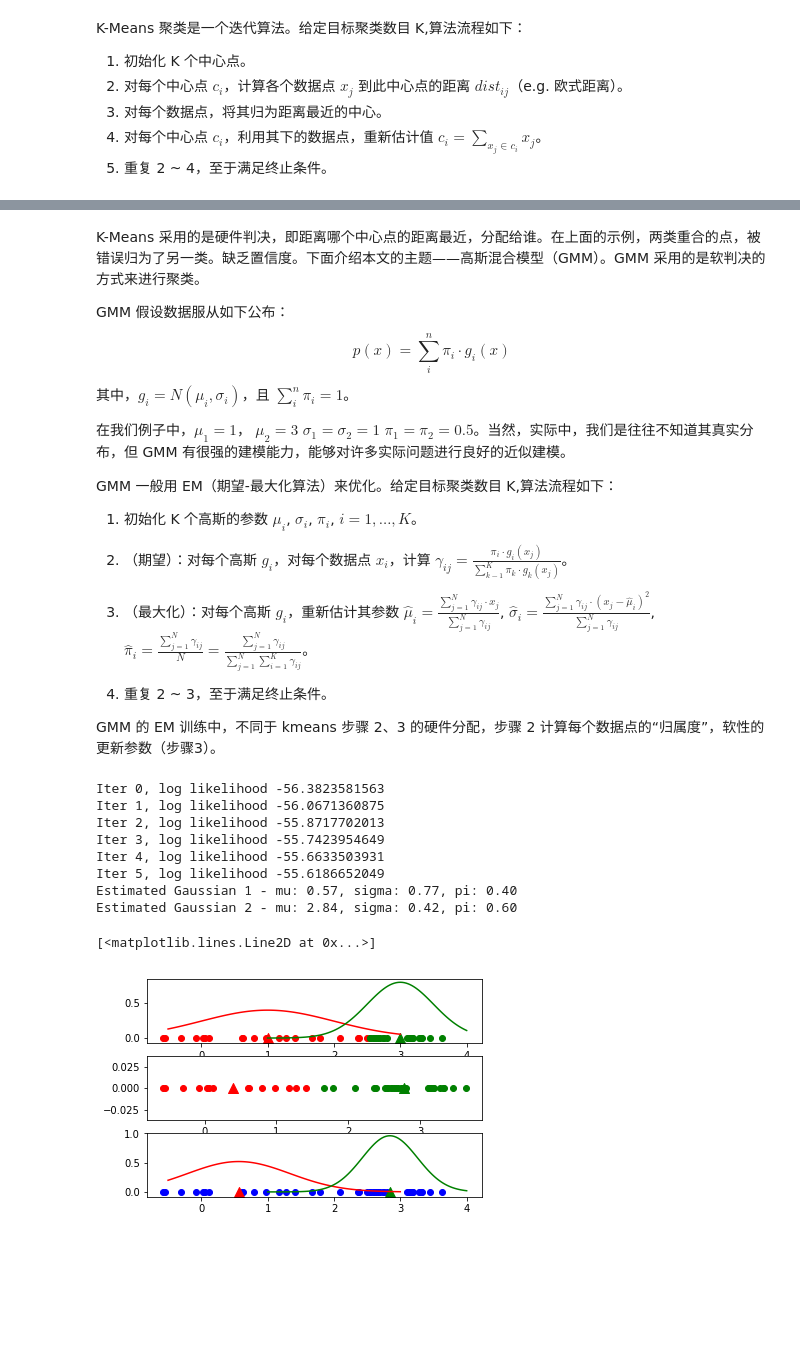
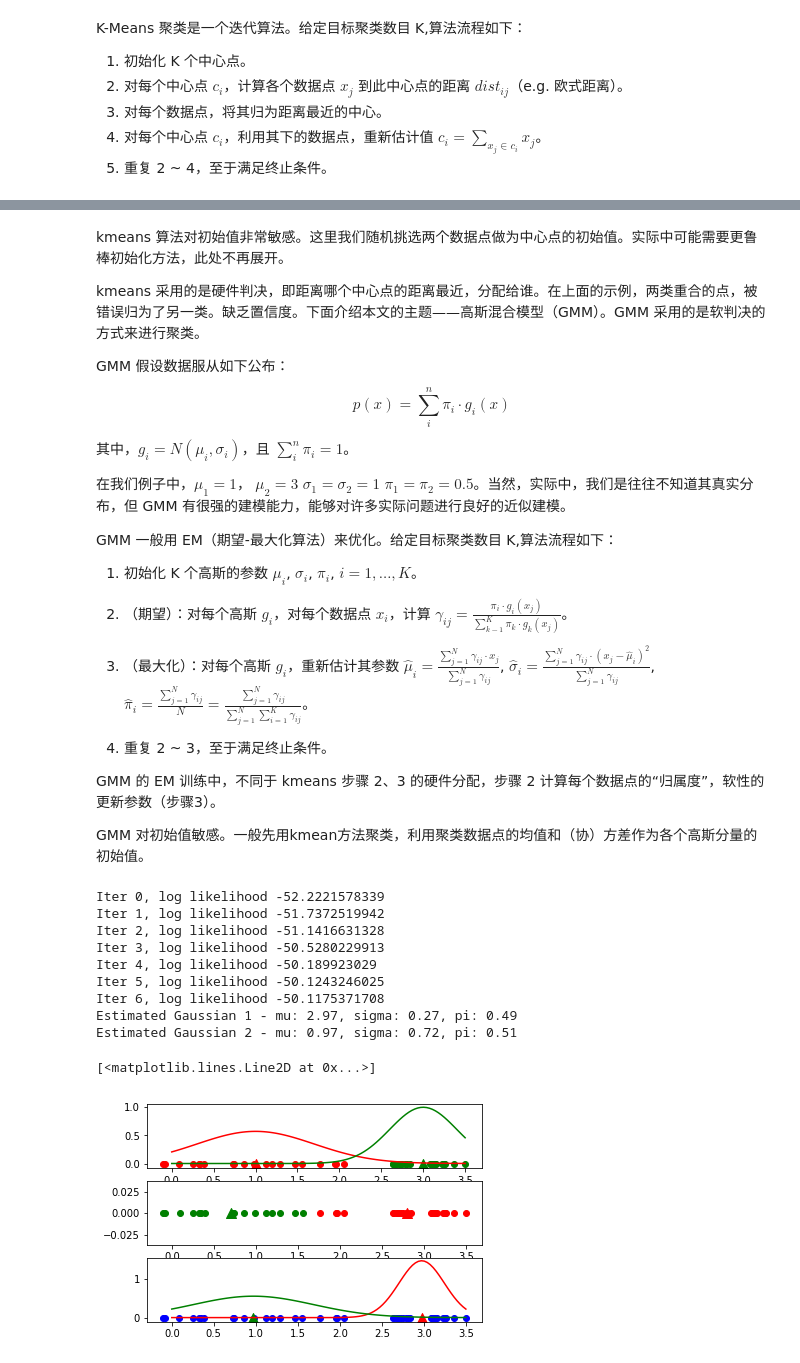
Before and after one commit to DingKe/ml-tutorial, a Jupyter notebook: GMM-EM.ipynb, the cells around one changed output, grey strips where cells are left out. Cells and saved outputs as stored; diff of their text form; code cells hidden in the pictures; blank space fills up the shorter version.

Commit message:
update initialization

```diff
--- a/GMM-EM.ipynb
+++ b/GMM-EM.ipynb
@@ -12,7 +12,7 @@ import matplotlib.pyplot as plt
 np.random.seed(1111)
 
 mu1, mu2 = 1, 3
-sigma1, sigma2 = 1, 0.5
+sigma1, sigma2 = 0.7, 0.4
 num1, num2 = 20, 20
 
 data1 = np.random.randn(num1) * sigma1 + mu1
@@ -52,9 +52,8 @@ K-Means 聚类是一个迭代算法。给定目标聚类数目 K,算法流程如
 5. 重复 2 ~ 4，至于满足终止条件。
 # %%
 def kmeans(x, nb_class=2, max_iter=10, verbose=False):
-    # initi centers, step 1
-    min_val, max_val = x[0], x[1]
-    means = np.linspace(min_val, max_val, nb_class + 2)[1:-1]
+    # random initiailize centers, step 1
+    means = x[np.random.choice(range(len(x)), nb_class, replace=False)]
 
     dist = np.zeros([nb_class, len(x)])
     for i in range(max_iter):
@@ -76,8 +75,11 @@ def kmeans(x, nb_class=2, max_iter=10, verbose=False):
         if verbose:
             print("Iter {}, total dist {}".format(i, total_dist))
 
+    for j in range(nb_class):
+            for k, point in enumerate(x):
+                dist[j][k] = (means[j] - point) ** 2
+    min_idx = np.argmin(dist, 0)
     clusters = []
-    min_idx = np.argmin(dist, 0)
     for i in range(nb_class):
         ele = [x[k] for k, idx in enumerate(min_idx) if idx == i]
         clusters.append(np.asarray(ele))
@@ -121,5 +123,7 @@ Estimated Center 2 - val: 2.77
 # %% [markdown]
-K-Means 采用的是硬件判决，即距离哪个中心点的距离最近，分配给谁。在上面的示例，两类重合的点，被错误归为了另一类。缺乏置信度。下面介绍本文的主题——高斯混合模型（GMM）。GMM 采用的是软判决的方式来进行聚类。
+kmeans 算法对初始值非常敏感。这里我们随机挑选两个数据点做为中心点的初始值。实际中可能需要更鲁棒初始化方法，此处不再展开。
+
+kmeans 采用的是硬件判决，即距离哪个中心点的距离最近，分配给谁。在上面的示例，两类重合的点，被错误归为了另一类。缺乏置信度。下面介绍本文的主题——高斯混合模型（GMM）。GMM 采用的是软判决的方式来进行聚类。
 
 GMM 假设数据服从如下公布：
 $$
@@ -140,21 +144,24 @@ GMM 一般用 EM（期望-最大化算法）来优化。给定目标聚类数目
 4. 重复 2 ~ 3，至于满足终止条件。
 
 GMM 的 EM 训练中，不同于 kmeans 步骤 2、3 的硬件分配，步骤 2 计算每个数据点的“归属度”，软性的更新参数（步骤3）。
+
+GMM 对初始值敏感。一般先用kmean方法聚类，利用聚类数据点的均值和（协）方差作为各个高斯分量的初始值。
 # %%
 def norm_dist(x, mu, sigma):
     return np.exp(-(x - mu) ** 2 / 2 / sigma ** 2) / ((2 * np.pi) ** 0.5 * sigma)
 
 
 def gmm(x, nb_class=2, max_iter=100, threshold=1):
-    min_val, max_val = min(x), max(x)
-    mus, _ = kmeans(x, 2)
-    sigmas = np.ones(nb_class) * .1
-    pis = np.ones(nb_class) / nb_class  # flat prior
+    # initialize using kmeans clustering
+    mus, clusters = kmeans(x, 2)
+    sigmas = np.zeros(nb_class)
+    for i in range(nb_class):
+        sigmas[i] = np.std(clusters[i])
+    pis = np.asarray([len(cluster) / float(len(x)) for cluster in clusters])
 
     gammas = np.zeros([nb_class, len(x)])
     cur_lld = -np.float('inf')
     for i in range(max_iter):
-
         # calculate probability， step 2
         for j in range(nb_class):
             for k, point in enumerate(x):
@@ -164,7 +171,6 @@ def gmm(x, nb_class=2, max_iter=100, threshold=1):
         # update estimation, step 3
         for j in range(nb_class):
             total, total_squared, norm_factor = 0, 0, 0
-
             # mu
             for k in range(len(x)):
                 total += x[k] * gammas[j][k]
@@ -204,44 +210,45 @@ plot(data2, c='g')
 plt.scatter(mu2, 0, c='g', s=100, marker='^')
 
 
-x1 = np.linspace(-0.5, 3, 100)
+x1 = np.linspace(0, 3.5, 100)
 plt.plot(x1, norm_dist(x1, mu1, sigma1), c='r')
-x2 = np.linspace(1, 4, 100)
+x2 = np.linspace(0, 3.5, 100)
 plt.plot(x2, norm_dist(x2, mu2, sigma2), c='g')
 
 # k-mean clusters
 centers, clusters = kmeans(data)
 plt.subplot(3, 1, 2)
 plot(clusters[0], c='r')
 plt.scatter(centers[0], 0, c='r', s=100, marker='^')
 
 plot(clusters[1], c='g')
 plt.scatter(centers[1], 0, c='g', s=100, marker='^')
 
 
 # gmm
 mus, sigmas, pis = gmm(data, threshold=0.05)
 print('Estimated Gaussian 1 - mu: {:.2f}, sigma: {:.2f}, pi: {:.2f}'.format(mus[0], sigmas[0], pis[0]))
 print('Estimated Gaussian 2 - mu: {:.2f}, sigma: {:.2f}, pi: {:.2f}'.format(mus[1], sigmas[1], pis[1]))
 
 
 plt.subplot(3, 1, 3)
 plot(data, c='b')
 plt.scatter(mus[0], 0, c='r', s=100, marker='^')
 plt.scatter(mus[1], 0, c='g', s=100, marker='^')
 
-x1 = np.linspace(-0.5, 3, 100)
+x1 = np.linspace(0, 3.5, 100)
 plt.plot(x1, norm_dist(x1, mus[0], sigmas[0]), c='r')
-x2 = np.linspace(1, 4, 100)
+x2 = np.linspace(0, 3.5, 100)
 plt.plot(x2, norm_dist(x2, mus[1], sigmas[1]), c='g')
 # %% [output]
-Iter 0, log likelihood -56.3823581563
-Iter 1, log likelihood -56.0671360875
-Iter 2, log likelihood -55.8717702013
-Iter 3, log likelihood -55.7423954649
-Iter 4, log likelihood -55.6633503931
-Iter 5, log likelihood -55.6186652049
-Estimated Gaussian 1 - mu: 0.57, sigma: 0.77, pi: 0.40
-Estimated Gaussian 2 - mu: 2.84, sigma: 0.42, pi: 0.60
+Iter 0, log likelihood -52.2221578339
+Iter 1, log likelihood -51.7372519942
+Iter 2, log likelihood -51.1416631328
+Iter 3, log likelihood -50.5280229913
+Iter 4, log likelihood -50.189923029
+Iter 5, log likelihood -50.1243246025
+Iter 6, log likelihood -50.1175371708
+Estimated Gaussian 1 - mu: 2.97, sigma: 0.27, pi: 0.49
+Estimated Gaussian 2 - mu: 0.97, sigma: 0.72, pi: 0.51
 [<matplotlib.lines.Line2D at 0x...>]
-[figure, old version]
+[figure, new version]
```
Also changed, not shown: parts of 4 cells of this notebook, 2 other files.
